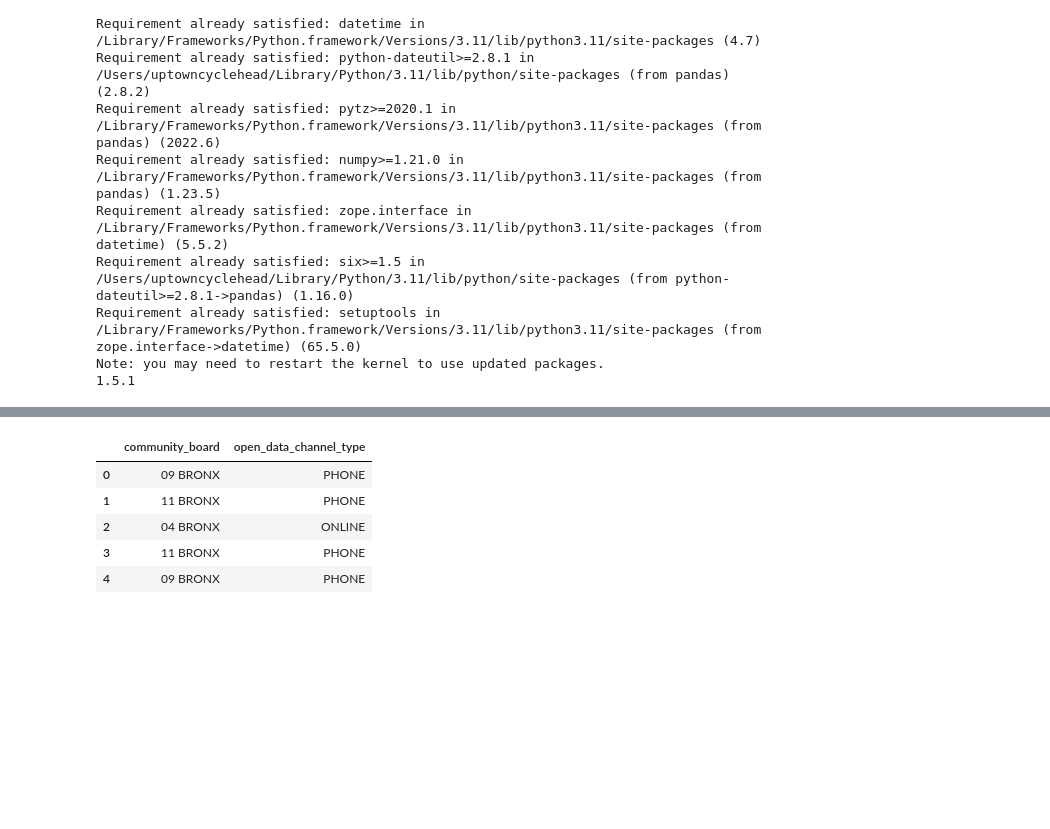
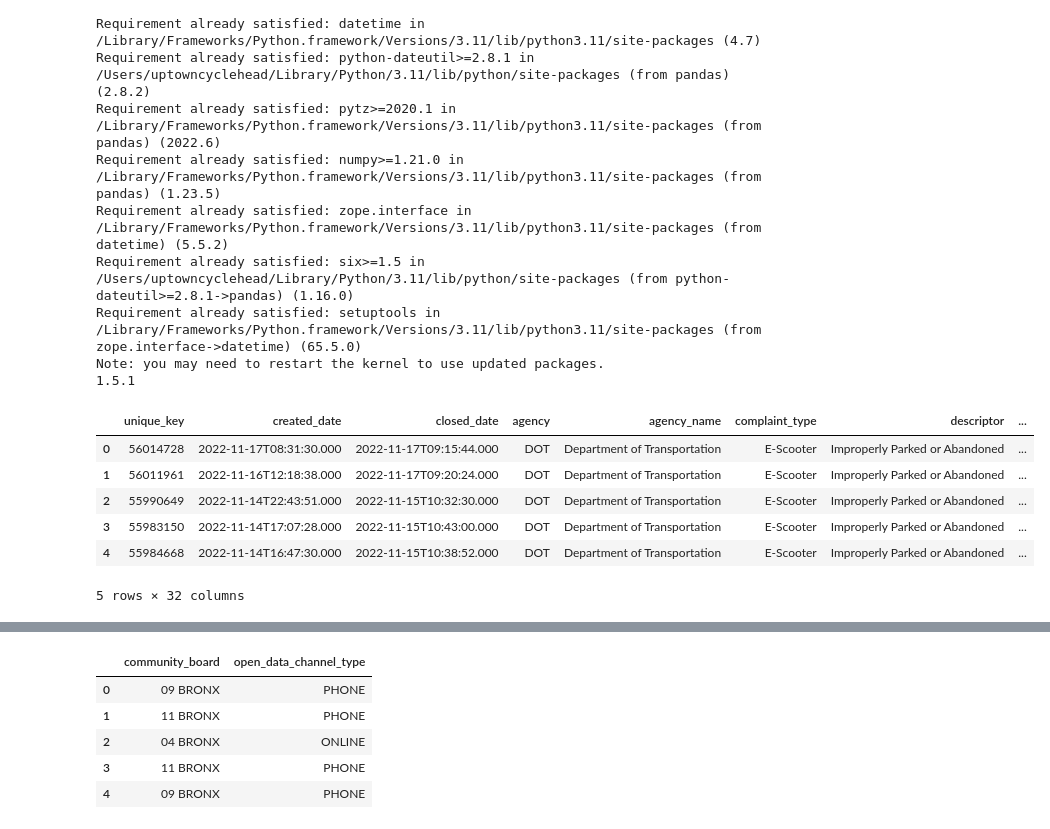
Before and after one commit to berryny/escooterdata, a Jupyter notebook: 311_The_Bronx_E_Scooter.ipynb, the cells around one changed output, grey strips where cells are left out. Saved outputs shown, nothing was run; the diff lists cells and outputs as text; code cells hidden in the pictures; blank space fills up the shorter version.

```diff
--- a/311_The_Bronx_E_Scooter.ipynb
+++ b/311_The_Bronx_E_Scooter.ipynb
@@ -114,6 +114,15 @@ Note: you may need to restart the kernel to use updated packages.
 1.5.1
 # %%
 df = pd.DataFrame(e_scooter)
+df.head()
+# %% [output]
+|  | unique_key | created_date | closed_date | agency | agency_name | complaint_type | descriptor | ... |
+| 0 | 56014728 | 2022-11-17T08:31:30.000 | 2022-11-17T09:15:44.000 | DOT | Department of Transportation | E-Scooter | Improperly Parked or Abandoned | ... |
+| 1 | 56011961 | 2022-11-16T12:18:38.000 | 2022-11-17T09:20:24.000 | DOT | Department of Transportation | E-Scooter | Improperly Parked or Abandoned | ... |
+| 2 | 55990649 | 2022-11-14T22:43:51.000 | 2022-11-15T10:32:30.000 | DOT | Department of Transportation | E-Scooter | Improperly Parked or Abandoned | ... |
+| 3 | 55983150 | 2022-11-14T17:07:28.000 | 2022-11-15T10:43:00.000 | DOT | Department of Transportation | E-Scooter | Improperly Parked or Abandoned | ... |
+| 4 | 55984668 | 2022-11-14T16:47:30.000 | 2022-11-15T10:38:52.000 | DOT | Department of Transportation | E-Scooter | Improperly Parked or Abandoned | ... |
+5 rows × 32 columns
 # %%
 df.groupby('community_board').agg(list)
 # %% [output]
```
